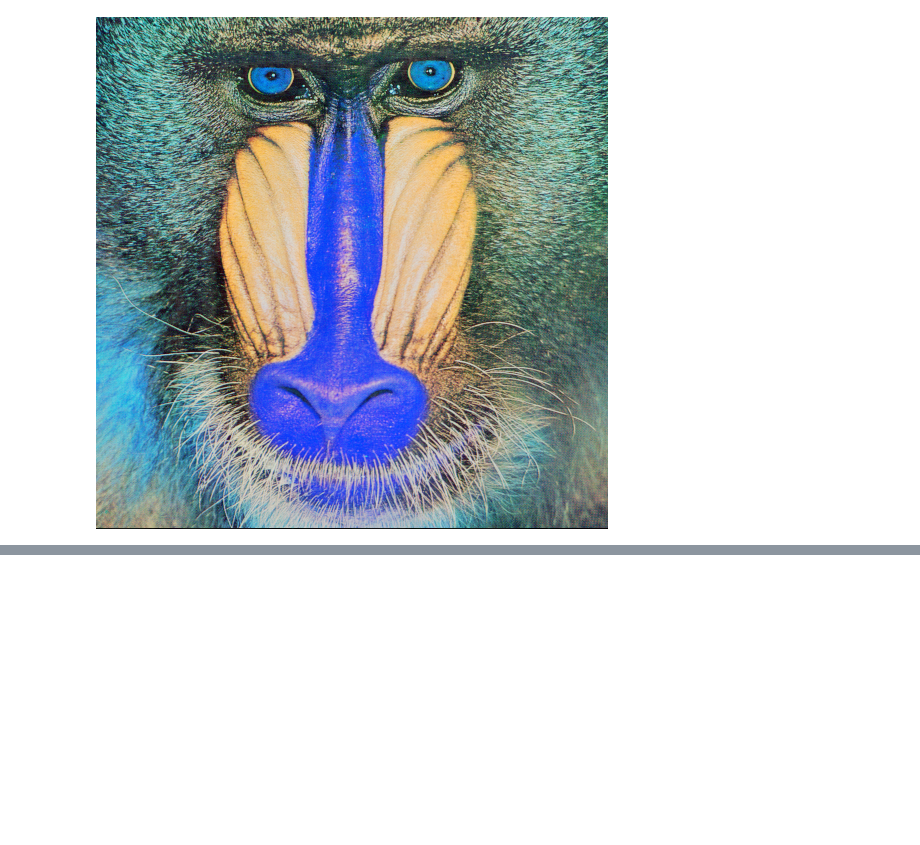
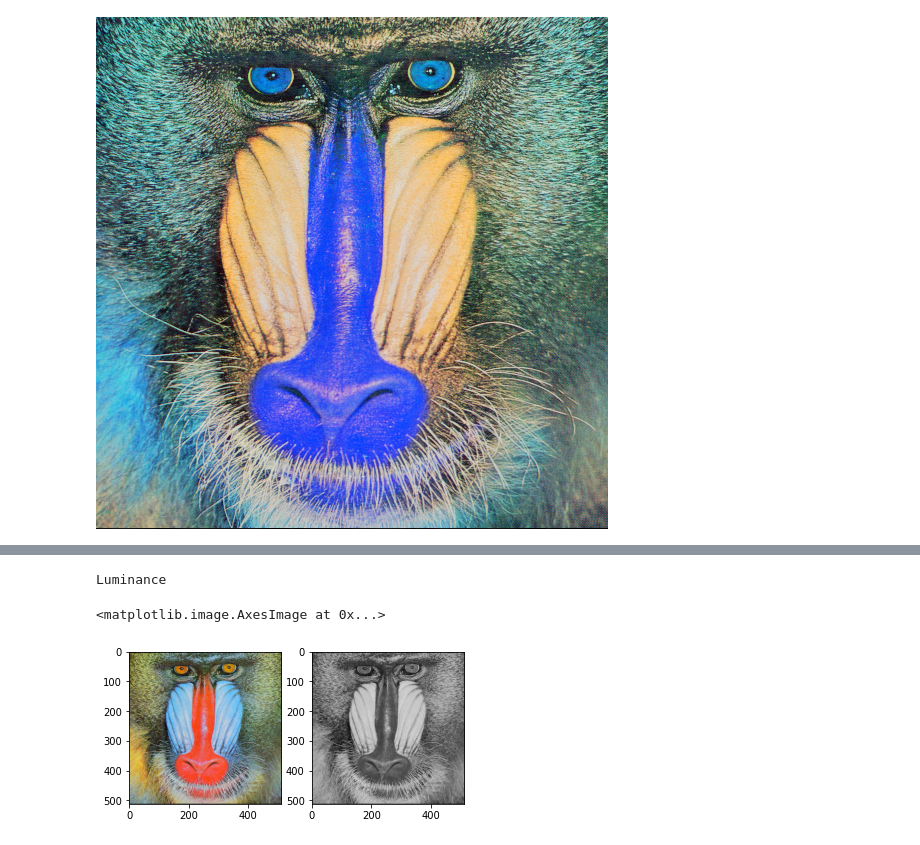
Before and after one commit to irbaadika/PCVK_Genap_2023, a Jupyter notebook: Jobsheet3.ipynb, the cells around one changed output, grey strips where cells are left out. Drawn from its saved outputs; the diff is of its cells as text; code cells hidden in the pictures; blank space fills up the shorter version.

```diff
--- a/Jobsheet3.ipynb
+++ b/Jobsheet3.ipynb
@@ -187,3 +204,32 @@ ax[1].imshow(mandrill_lum_after, cmap='gray')
+# %%
+# TUGAS NO 4
+# C. LUMINANCE
+
+img_lumi = cv.imread('/content/drive/MyDrive/ASSETS-PVCK/Images/mandrill.tiff')
+lumi_after = np.zeros(img_lumi.shape, img_lumi.dtype)
+
+img_lumi = cv.cvtColor(img_lumi, cv.COLOR_BGR2RGB)
+
+#Akses per piksel
+for y in range(img_lumi.shape[0]):
+  for x in range(img_lumi.shape[1]):
+    blue = img_lumi.item(y,x,0)
+    green = img_lumi.item(y,x,1)
+    red = img_lumi.item(y,x,2)
+    maxBGR = max(blue,green,red)
+    minBGR = min(blue, green, red)
+    luminance_value = 0.21 * red + 0.72 * green + 0.07 * blue
+    lumi_after[y,x] = [luminance_value, luminance_value, luminance_value]
+
+
+print('Luminance')
+fig, axs = plt.subplots(1, 2)
+axs[0].imshow(img_lumi)
+axs[1].imshow(lumi_after)
+# %% [output]
+Luminance
+<matplotlib.image.AxesImage at 0x...>
+[figure, added]
 # %%
 # TUGAS NO 5
 # Tampilkanlah warna tertentu pada citra, dan ubah warna lain menjadi grayscale.
```
Also changed, not shown: parts of 8 cells of this notebook.
